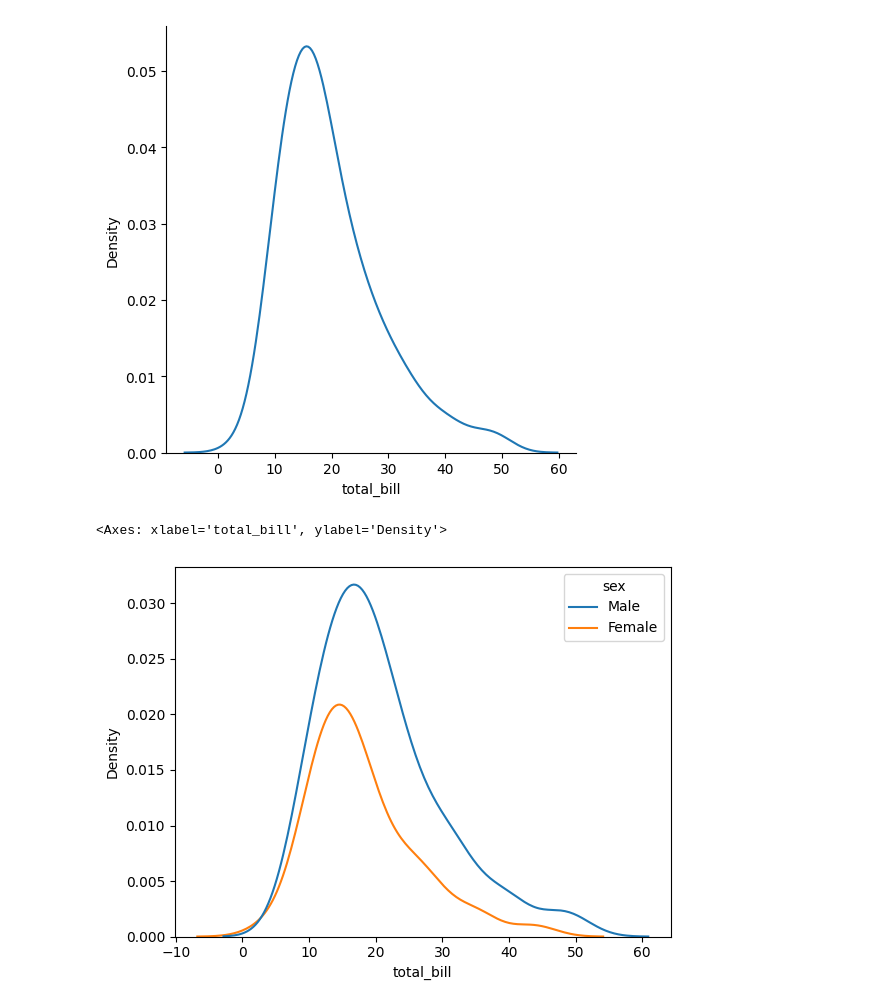
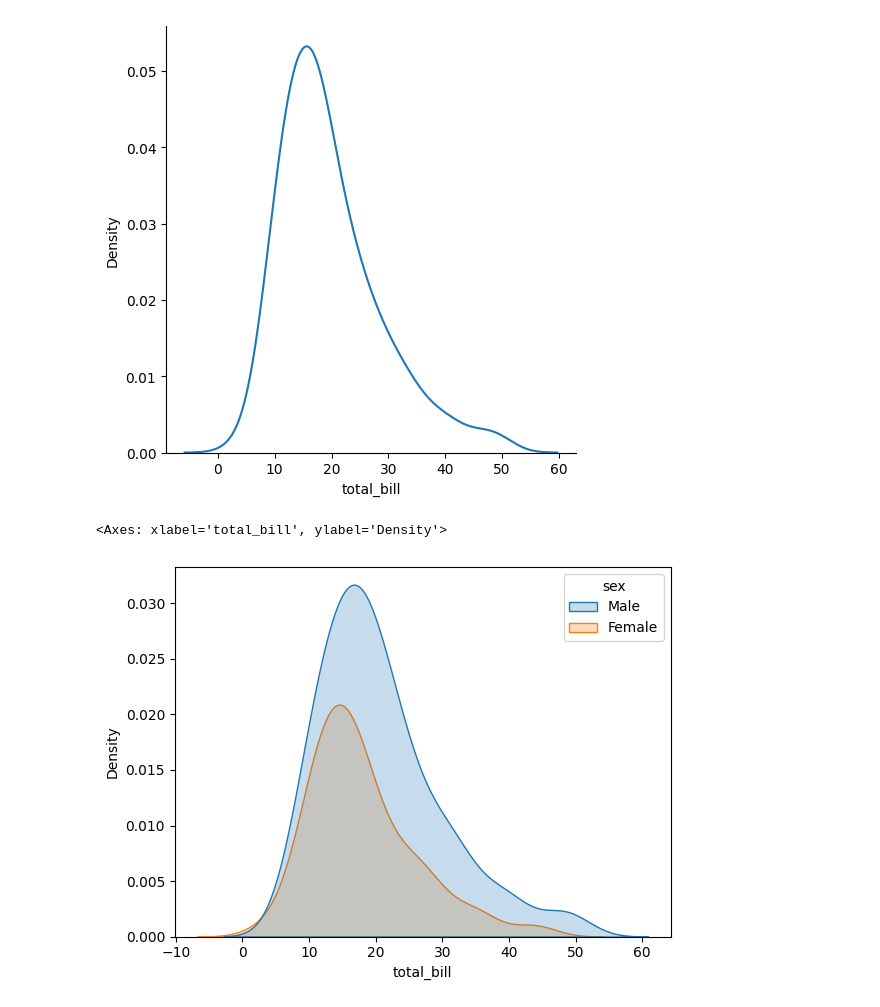
Before and after one commit to aayushmanz/Python-For-Data-Science, a Jupyter notebook: Seaborn in Python/Distribution Plot in Seaborn.ipynb, the cells around one changed output. Drawn from its saved outputs; the diff is of its cells as text; code cells hidden in the pictures.

```diff
--- a/Seaborn in Python/Distribution Plot in Seaborn.ipynb
+++ b/Seaborn in Python/Distribution Plot in Seaborn.ipynb
@@ -130,7 +130,7 @@ sns.displot(data=tips, x='total_bill', kind='kde')
 [figure]
 # %%
 # hue => fill
-sns.kdeplot(data=tips, x='total_bill', hue='sex')
+sns.kdeplot(data=tips, x='total_bill', hue='sex', fill=True)
 # %% [output]
 <Axes: xlabel='total_bill', ylabel='Density'>
-[figure, old version]
+[figure, new version]
```
Also changed, not shown: parts of 3 cells of this notebook.
